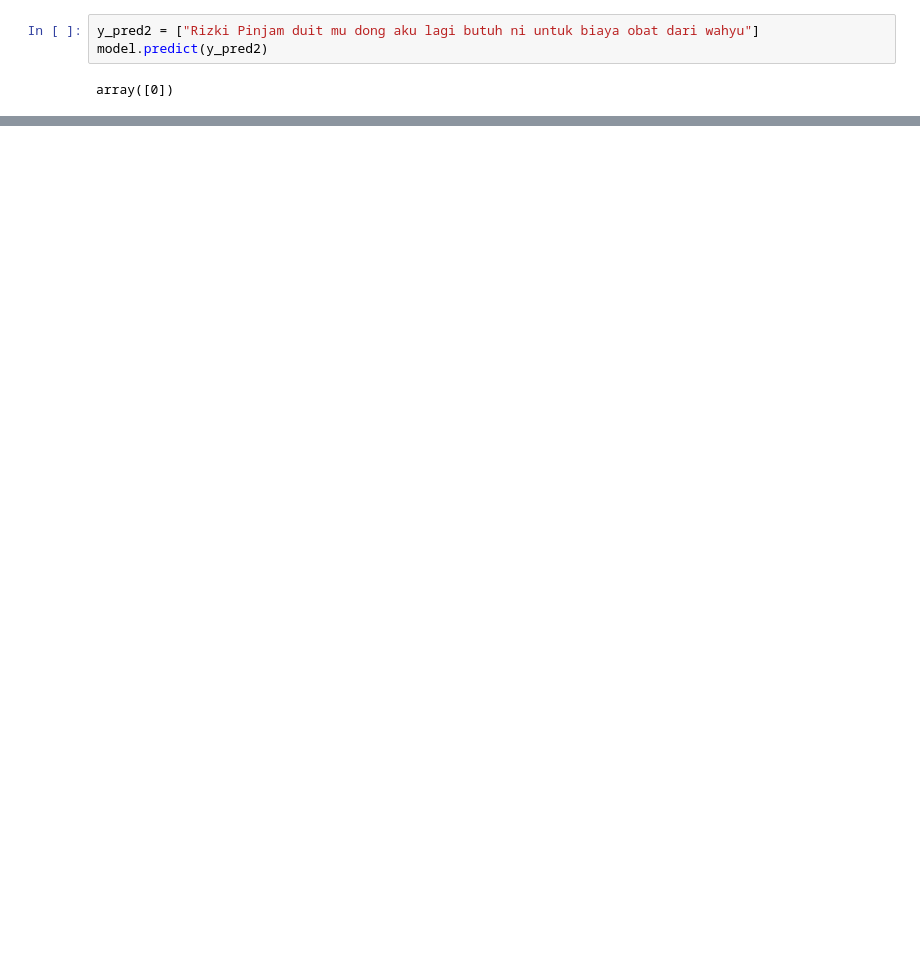
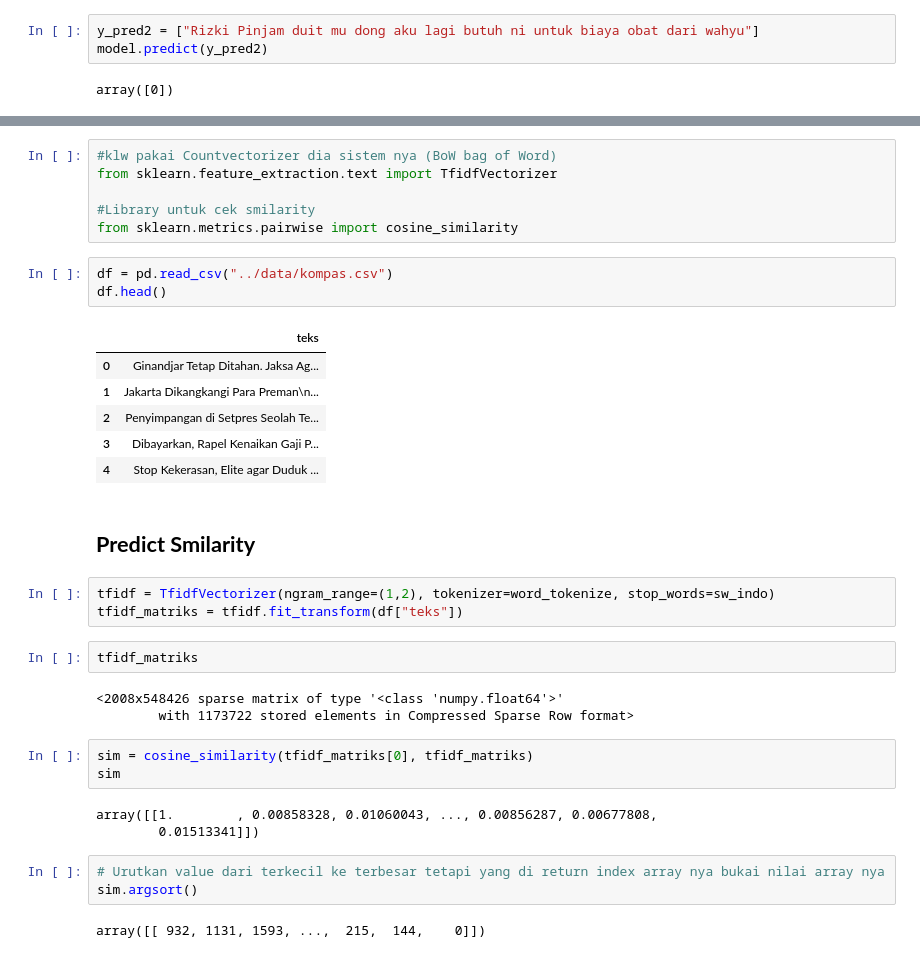
Before and after one commit to RizkiPasaribu/PythonDataScients, a Jupyter notebook: Mechine Learning (Supervised)/Data Unstructet.ipynb, the cells around one changed output, grey strips where cells are left out. Drawn from its saved outputs; the diff is of its cells as text; blank space fills up the shorter version.

```diff
--- a/Mechine Learning (Supervised)/Data Unstructet.ipynb
+++ b/Mechine Learning (Supervised)/Data Unstructet.ipynb
@@ -125,0 +125,37 @@ array([0])
+# %%
+#klw pakai Countvectorizer dia sistem nya (BoW bag of Word)
+from sklearn.feature_extraction.text import TfidfVectorizer
+
+#Library untuk cek smilarity
+from sklearn.metrics.pairwise import cosine_similarity
+# %%
+df = pd.read_csv("../data/kompas.csv")
+df.head()
+# %% [output]
+|  | teks |
+| 0 | Ginandjar Tetap Ditahan. Jaksa Ag... |
+| 1 | Jakarta Dikangkangi Para Preman\n... |
+| 2 | Penyimpangan di Setpres Seolah Te... |
+| 3 | Dibayarkan, Rapel Kenaikan Gaji P... |
+| 4 | Stop Kekerasan, Elite agar Duduk ... |
+# %% [markdown]
+## **Predict Smilarity**
+# %%
+tfidf = TfidfVectorizer(ngram_range=(1,2), tokenizer=word_tokenize, stop_words=sw_indo)
+tfidf_matriks = tfidf.fit_transform(df["teks"])
+# %%
+tfidf_matriks
+# %% [output]
+<2008x548426 sparse matrix of type '<class 'numpy.float64'>'
+        with 1173722 stored elements in Compressed Sparse Row format>
+# %%
+sim = cosine_similarity(tfidf_matriks[0], tfidf_matriks)
+sim
+# %% [output]
+array([[1.        , 0.00858328, 0.01060043, ..., 0.00856287, 0.00677808,
+        0.01513341]])
+# %%
+# Urutkan value dari terkecil ke terbesar tetapi yang di return index array nya bukai nilai array nya
+sim.argsort()
+# %% [output]
+array([[ 932, 1131, 1593, ...,  215,  144,    0]])
```
Also changed, not shown: parts of 19 cells of this notebook, 5 other files.
